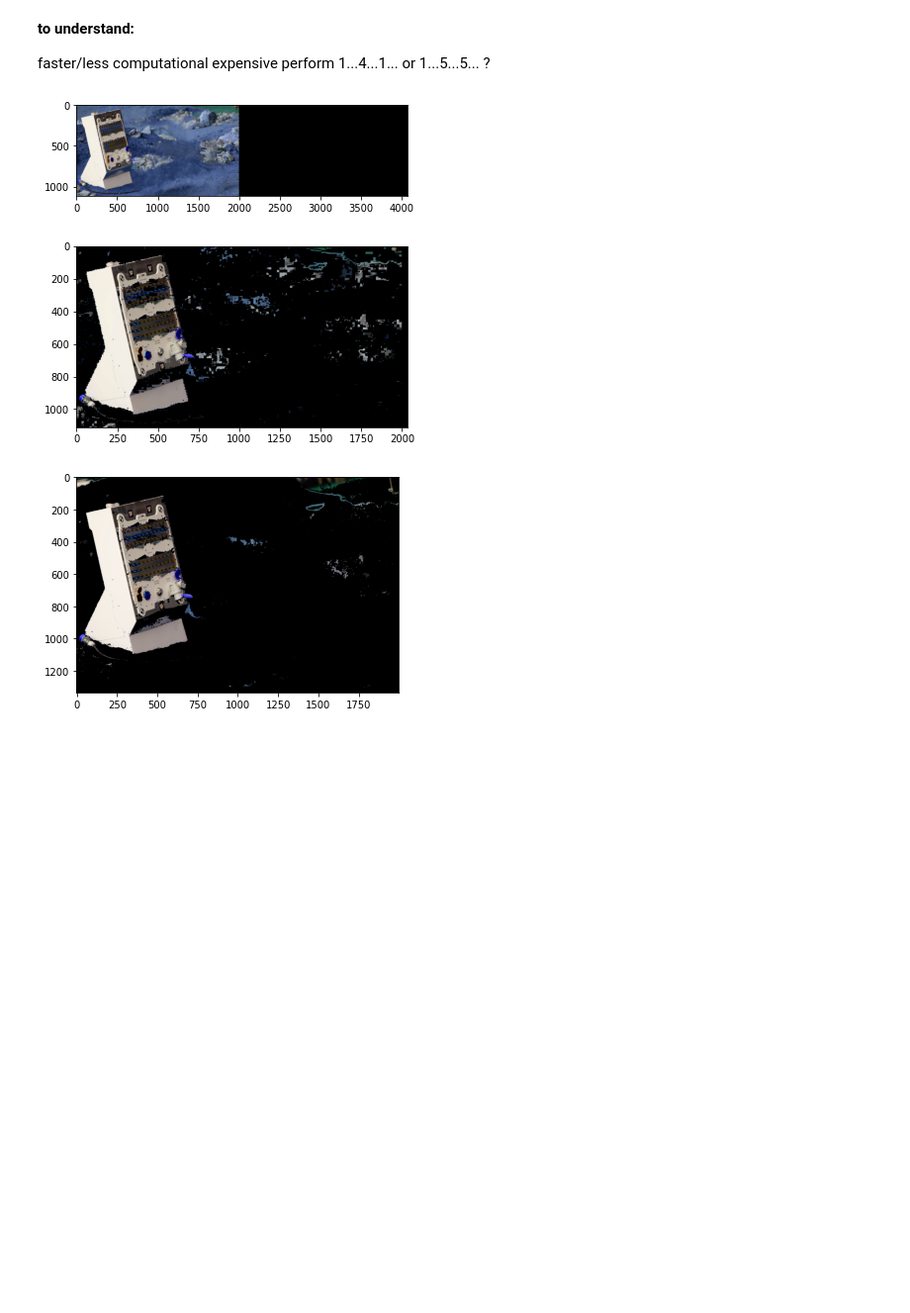
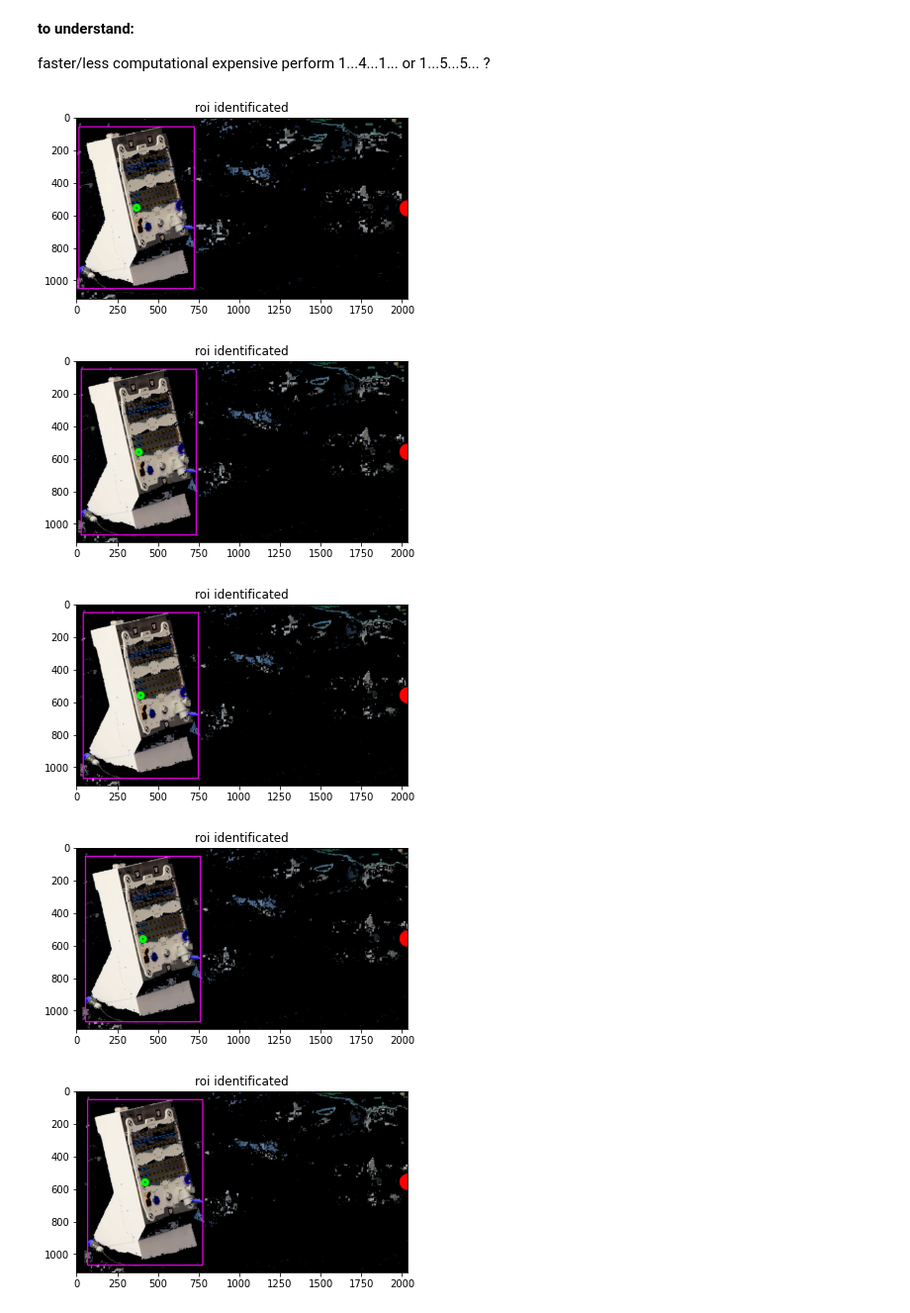
Before and after one commit to Cangio/CV-Alma-X, a Jupyter notebook: 1-box/background-remotion/mixup_attemp_v1.ipynb, the cells around one changed output. Shown at 99% size. Saved outputs shown, nothing was run; the diff lists cells and outputs as text; code cells hidden in the pictures; blank space fills up the shorter version.

Commit message:
various reworks, video stream

```diff
--- a/1-box/background-remotion/mixup_attemp_v1.ipynb
+++ b/1-box/background-remotion/mixup_attemp_v1.ipynb
@@ -198,18 +231,39 @@ def moveRob():
 # PANEL TRACKING FUNCTION
 def panelTra():
     return 0
-# %%
-videoSrc='../../images/video/task_ext.avi'
-
-frameVid,frameForm=videoGe(videoSrc)
-plt.imshow(frameVid);plt.show()
-
-maskedImg=panelFy(frameVid)
-plt.imshow(maskedImg[:,:(maskedImg.shape[1])//2]);plt.show()
-
-if 0:# test with imported image
-    plt.imshow(panelFy(cv.imread('../../images/marsyard/taskfinal.jpg')));plt.show()
-# %% [output]
-[figure, removed]
-[figure, removed]
-[figure, removed]
+# %%
+#########################################
+# FROM RECORDED VIDEO
+#########################################
+## add POV center
+centMark=1
+
+# video source
+videoSrc='../../images/video/task_ext.avi'
+objectVideo = cv.VideoCapture(videoSrc)
+
+# video frame acquisition == frame
+while(1):
+    if objectVideo.isOpened():
+        returnCapture, frameVid =objectVideo.read()
+        heightFrame,widthFrame,_=frameVid.shape
+
+    #frameVid,frameSiz=videoGe(videoSrc)
+    #if centMark: cv.circle(frameVid,(widthFrame//2,heightFrame//2),50,(255),-1)
+    #plt.title('input frame');plt.imshow(frameVid);plt.show()
+
+    # frame remotion of background
+    maskedImg=panelFy(frameVid)
+    #if centMark: cv.circle(maskedImg,(widthFrame//2,heightFrame//2),50,(255),-1)
+    #plt.title('foreground highlithed');plt.imshow(maskedImg[:,:widthFrame//2]);plt.show()
+
+    # frame identification of panel, roi center and dimensions
+    roimage,rco,wr,hr,_=roiFy(maskedImg)
+    if centMark: cv.circle(roimage,(widthFrame//2,heightFrame//2),50,(255),-1)
+    plt.title('roi identificated');plt.imshow(roimage[:,:widthFrame//2]);plt.show()
+# %% [output]
+[figure, added]
+[figure, added]
+[figure, added]
+[figure, added]
+[figure, added]
```
Also changed, not shown: parts of 5 cells of this notebook, 1 other file.
